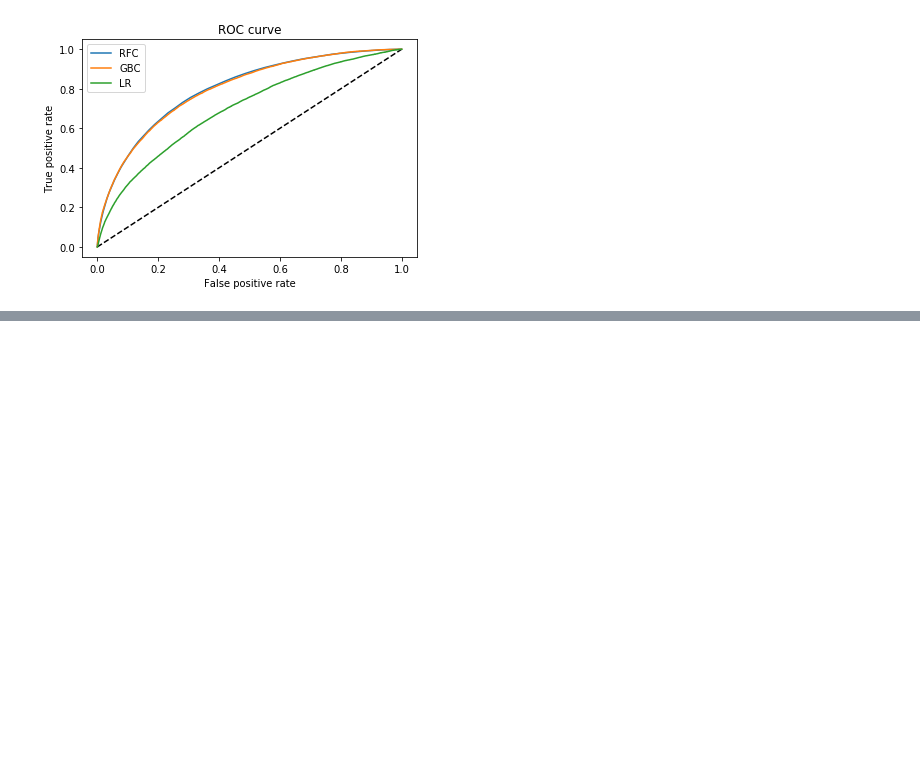
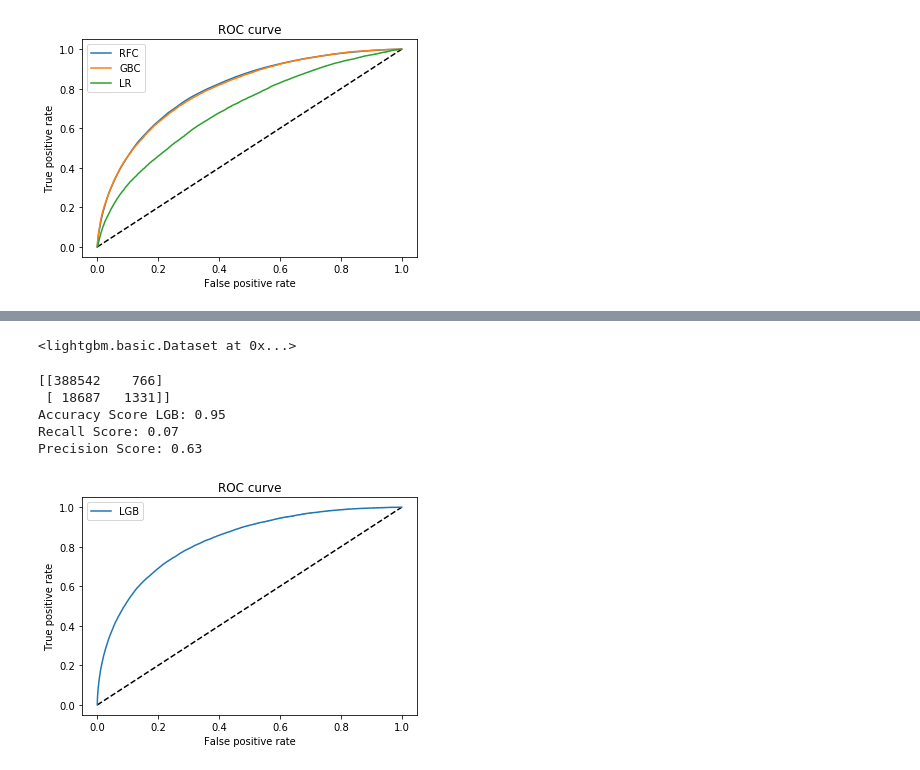
Before and after one commit to cbevis/U3_Capstone, a Jupyter notebook: NYS_Assembled_Workers2.ipynb, the cells around one changed output, grey strips where cells are left out. Saved outputs shown, nothing was run; the diff lists cells and outputs as text; code cells hidden in the pictures; blank space fills up the shorter version.

Commit message:
Added Light Gradient Boost

```diff
--- a/NYS_Assembled_Workers2.ipynb
+++ b/NYS_Assembled_Workers2.ipynb
@@ -1001,0 +1000,13 @@ array([0.48, 0.68, 0.44, ..., 0.36, 0.24, 0.9 ])
+# %%
+df_model = df[features].dropna(axis=0)
+X = df_model[features].drop('is_controverted', axis=1)
+y = df_model['is_controverted']
+
+le = LabelEncoder()
+X['Region'] = le.fit_transform(X['Region'])
+X['WCIO Part Of Body Code'] = le.fit_transform(X['WCIO Part Of Body Code'])
+X['WCIO Cause of Injury Code'] = le.fit_transform(X['WCIO Cause of Injury Code'])
+X['WCIO Nature of Injury Code'] = le.fit_transform(X['WCIO Nature of Injury Code'])
+
+
+X.head()
@@ -1001,0 +1020,2 @@ array([0.48, 0.68, 0.44, ..., 0.36, 0.24, 0.9 ])
+# %%
+X_train, X_test, y_train, y_test = train_test_split(X, y, test_size=0.3)
@@ -1001,0 +1048,39 @@ array([0.48, 0.68, 0.44, ..., 0.36, 0.24, 0.9 ])
+# %%
+d_train
+# %% [output]
+<lightgbm.basic.Dataset at 0x...>
+# %%
+# Output is a list of probabilities, convert to 0 or 1
+#Prediction
+y_pred_proba_lgb = clf.predict(X_test)
+#convert into binary values
+y_pred = y_pred_proba_lgb
+y_pred = np.where(y_pred >=0.5, 1, 0)
+# %%
+print(confusion_matrix(y_test, y_pred))
+
+accuracy=accuracy_score(y_test, y_pred)
+print('Accuracy Score LGB: {:.2f}'.format(accuracy))
+print('Recall Score: {:.2f}'.format(recall_score(y_test, y_pred)))
+print('Precision Score: {:.2f}'.format(precision_score(y_test, y_pred)))
+# %% [output]
+[[388542    766]
+ [ 18687   1331]]
+Accuracy Score LGB: 0.95
+Recall Score: 0.07
+Precision Score: 0.63
+# %%
+plt.figure(1)
+plt.plot([0, 1], [0, 1], 'k--')
+fpr_lgb, tpr_lgb, _ = roc_curve(y_test, y_pred_proba_lgb)
+
+
+plt.plot(fpr_lgb, tpr_lgb, label='LGB')
+
+plt.xlabel('False positive rate')
+plt.ylabel('True positive rate')
+plt.title('ROC curve')
+plt.legend(loc='best')
+plt.show()
+# %% [output]
+[figure, added]
```
Also changed, not shown: parts of 31 cells of this notebook.
